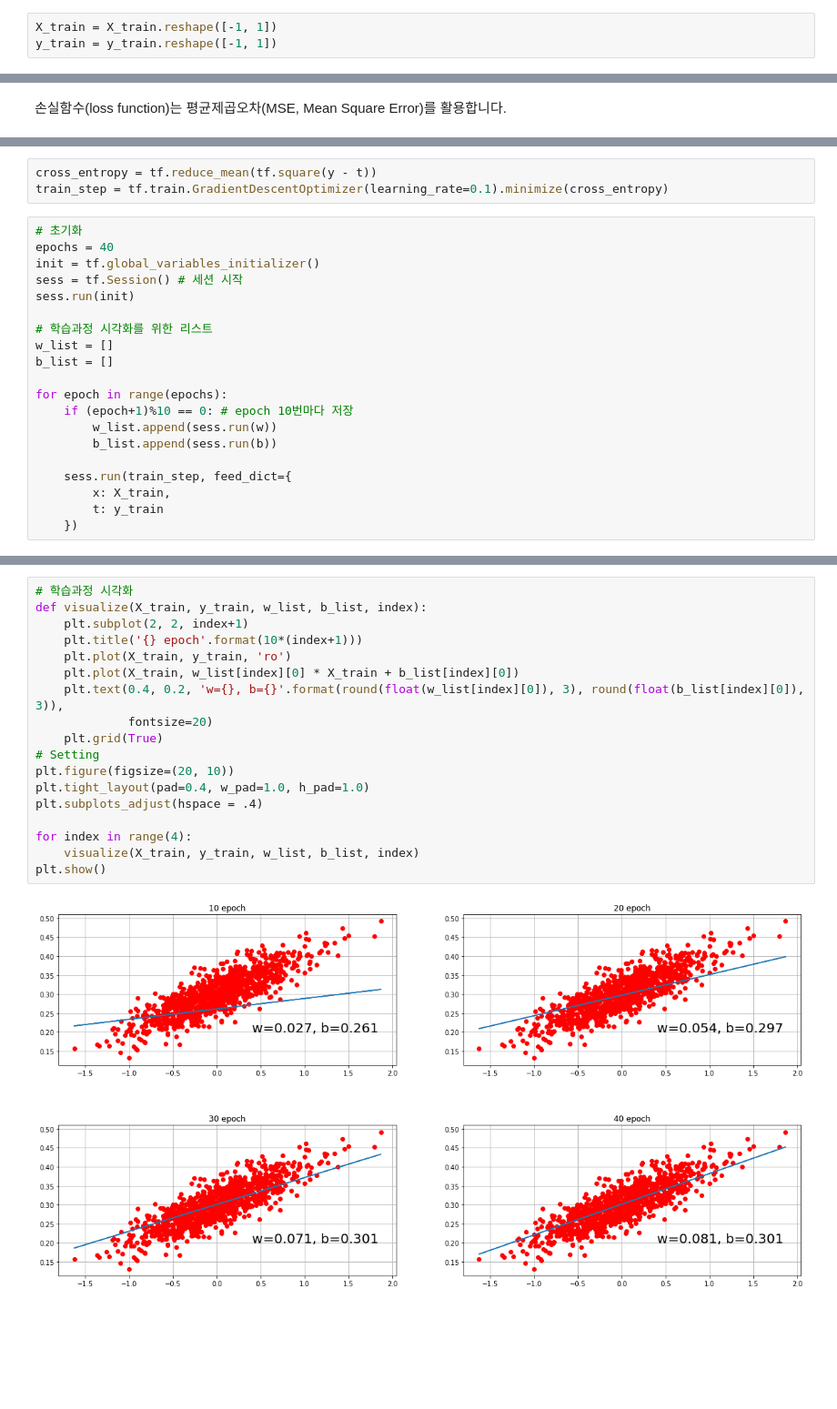
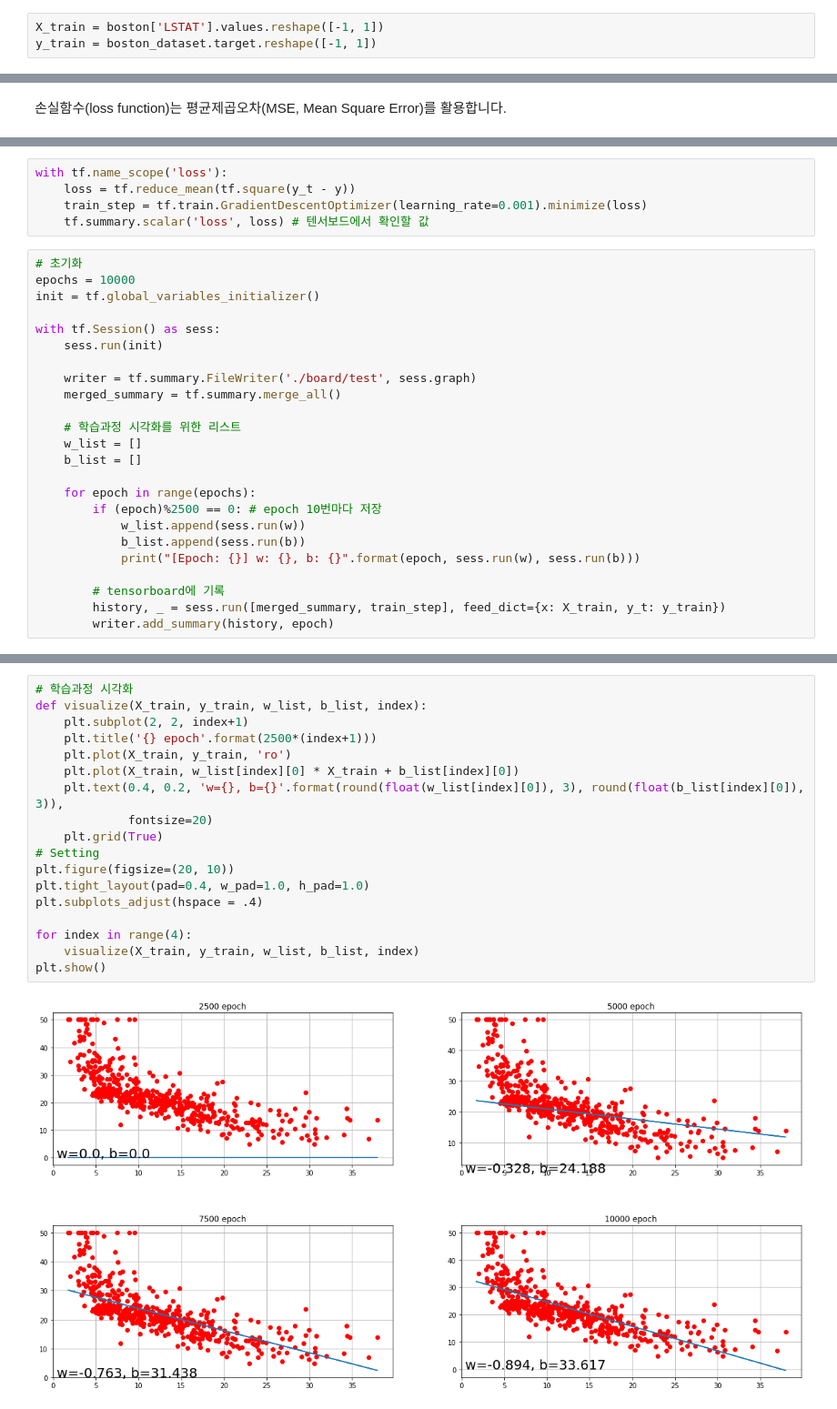
Before and after one commit to kwonhyeokmin/SweetkAnalysis, a Jupyter notebook: 수업자료/선형회귀분석.ipynb, the cells around one changed output, grey strips where cells are left out. Shown: that part at 91% size. Drawn from its saved outputs; the diff is of its cells as text; blank space fills up the shorter version.

```diff
--- a/수업자료/선형회귀분석.ipynb
+++ b/수업자료/선형회귀분석.ipynb
@@ -19,3 +79,3 @@ y_train = np.array([v[1] for v in vectors_set])
 # %%
-X_train = X_train.reshape([-1, 1])
-y_train = y_train.reshape([-1, 1])
+X_train = boston['LSTAT'].values.reshape([-1, 1])
+y_train = boston_dataset.target.reshape([-1, 1])
@@ -55,24 +111,30 @@ $$MSE = \frac{1}{2m} \sum_{i=1}^{m} (t^{(i)} - y^{(i)})^2$$
 $$\underset{w, b}{\operatorname{argmin}}{MSE}$$
 # %%
-cross_entropy = tf.reduce_mean(tf.square(y - t))
-train_step = tf.train.GradientDescentOptimizer(learning_rate=0.1).minimize(cross_entropy)
+with tf.name_scope('loss'):
+    loss = tf.reduce_mean(tf.square(y_t - y))
+    train_step = tf.train.GradientDescentOptimizer(learning_rate=0.001).minimize(loss)
+    tf.summary.scalar('loss', loss) # 텐서보드에서 확인할 값
 # %%
 # 초기화
-epochs = 40
+epochs = 10000
 init = tf.global_variables_initializer()
-sess = tf.Session() # 세션 시작
-sess.run(init)
 
-# 학습과정 시각화를 위한 리스트
-w_list = []
-b_list = []
+with tf.Session() as sess:
+    sess.run(init)
 
-for epoch in range(epochs):
-    if (epoch+1)%10 == 0: # epoch 10번마다 저장
-        w_list.append(sess.run(w))
-        b_list.append(sess.run(b))
+    writer = tf.summary.FileWriter('./board/test', sess.graph)
+    merged_summary = tf.summary.merge_all()
 
-    sess.run(train_step, feed_dict={
-        x: X_train,
-        t: y_train
-    })
+    # 학습과정 시각화를 위한 리스트
+    w_list = []
+    b_list = []
+
+    for epoch in range(epochs):
+        if (epoch)%2500 == 0: # epoch 10번마다 저장
+            w_list.append(sess.run(w))
+            b_list.append(sess.run(b))
+            print("[Epoch: {}] w: {}, b: {}".format(epoch, sess.run(w), sess.run(b)))
+
+        # tensorboard에 기록
+        history, _ = sess.run([merged_summary, train_step], feed_dict={x: X_train, y_t: y_train})
+        writer.add_summary(history, epoch)
@@ -79,20 +146,20 @@ for epoch in range(epochs):
 # %%
 # 학습과정 시각화
 def visualize(X_train, y_train, w_list, b_list, index):
     plt.subplot(2, 2, index+1)
-    plt.title('{} epoch'.format(10*(index+1)))
+    plt.title('{} epoch'.format(2500*(index+1)))
     plt.plot(X_train, y_train, 'ro')
     plt.plot(X_train, w_list[index][0] * X_train + b_list[index][0])
     plt.text(0.4, 0.2, 'w={}, b={}'.format(round(float(w_list[index][0]), 3), round(float(b_list[index][0]), 3)),
              fontsize=20)
     plt.grid(True)
 # Setting
 plt.figure(figsize=(20, 10))
 plt.tight_layout(pad=0.4, w_pad=1.0, h_pad=1.0)
 plt.subplots_adjust(hspace = .4)
 
 for index in range(4):
     visualize(X_train, y_train, w_list, b_list, index)
 plt.show()
 # %% [output]
-[figure, old version]
+[figure, new version]
```
Also changed, not shown: parts of 24 cells of this notebook, 5 other files.
